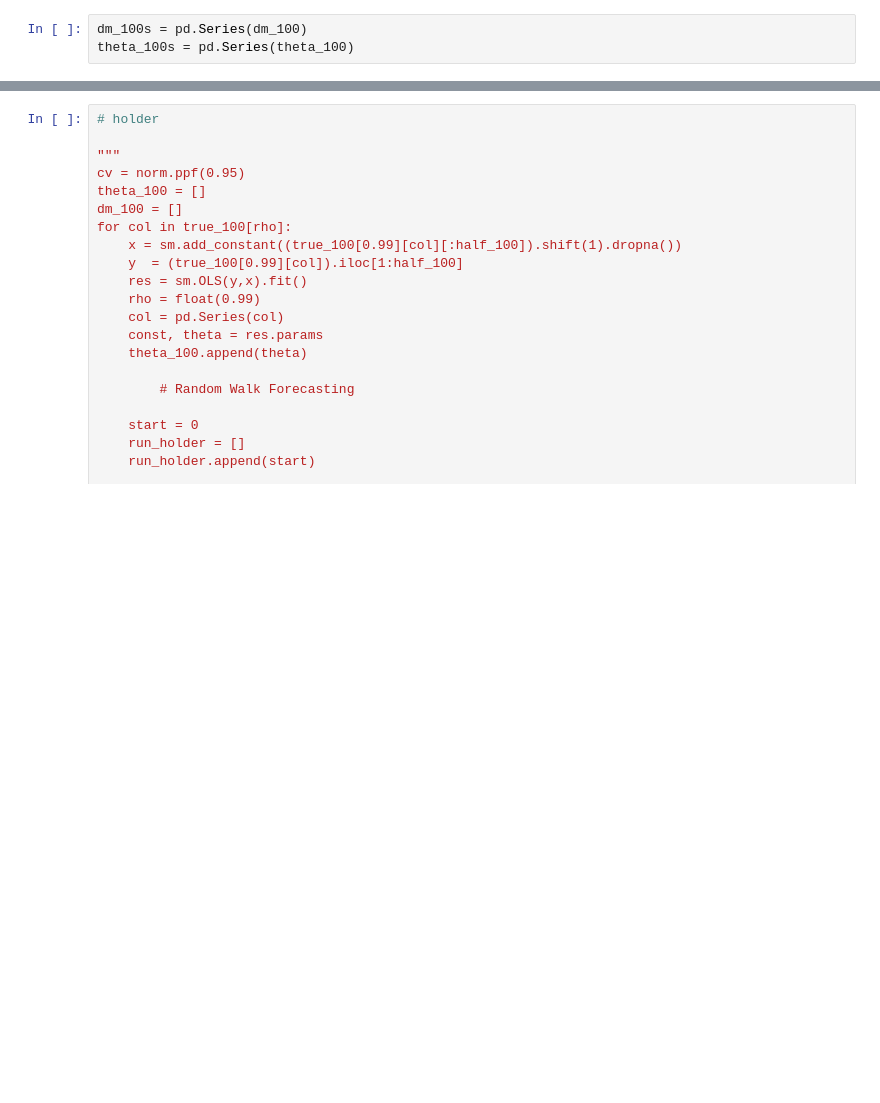
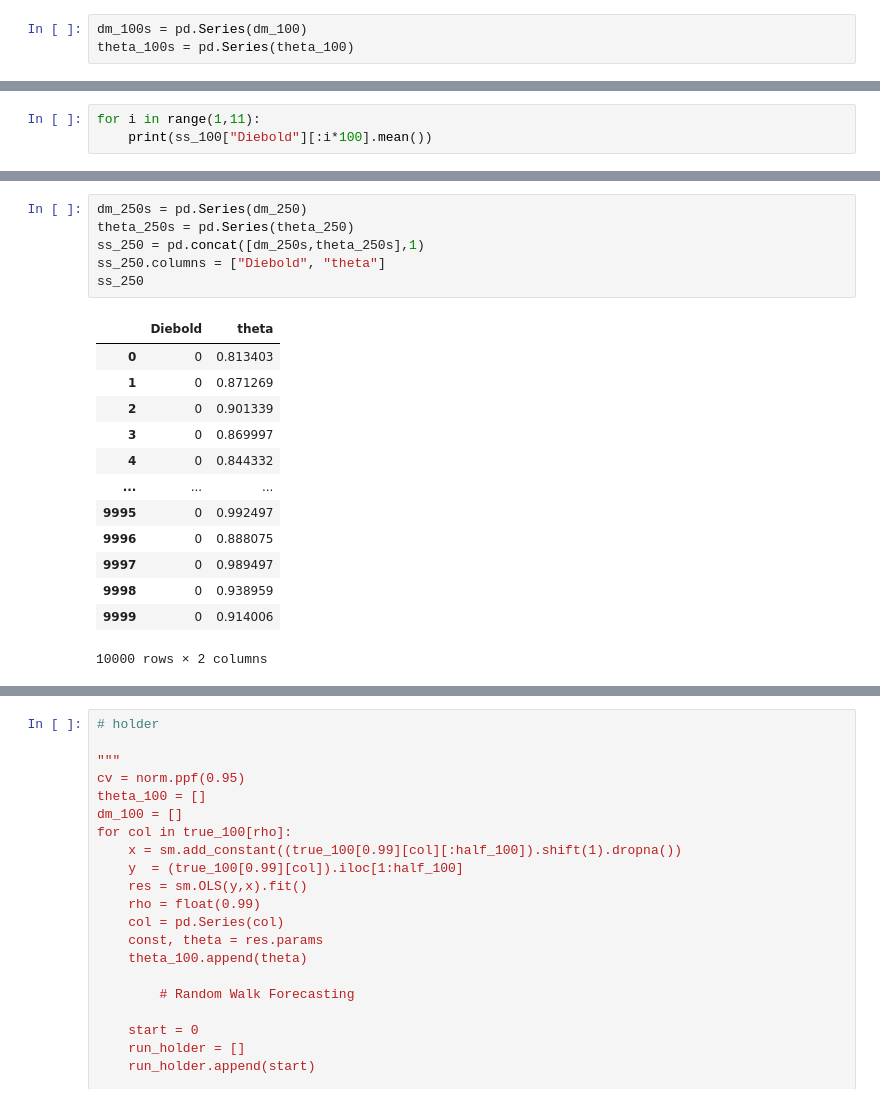
Before and after one commit to GeorgeHockey/metrics-formal-coursework, a Jupyter notebook: problem_2_v1.ipynb, the cells around one changed output, grey strips where cells are left out. Drawn from its saved outputs; the diff is of its cells as text; blank space fills up the shorter version.

```diff
--- a/problem_2_v1.ipynb
+++ b/problem_2_v1.ipynb
@@ -277 +331,4 @@ ss_100
 10000 rows × 2 columns
+# %%
+for i in range(1,11):
+    print(ss_100["Diebold"][:i*100].mean())
@@ -306,0 +442,20 @@ Sample size 500
+# %%
+dm_250s = pd.Series(dm_250)
+theta_250s = pd.Series(theta_250)
+ss_250 = pd.concat([dm_250s,theta_250s],1)
+ss_250.columns = ["Diebold", "theta"]
+ss_250
+# %% [output]
+|  | Diebold | theta |
+| 0 | 0 | 0.813403 |
+| 1 | 0 | 0.871269 |
+| 2 | 0 | 0.901339 |
+| 3 | 0 | 0.869997 |
+| 4 | 0 | 0.844332 |
+| ... | ... | ... |
+| 9995 | 0 | 0.992497 |
+| 9996 | 0 | 0.888075 |
+| 9997 | 0 | 0.989497 |
+| 9998 | 0 | 0.938959 |
+| 9999 | 0 | 0.914006 |
+10000 rows × 2 columns
```
Also changed, not shown: parts of 13 cells of this notebook.
